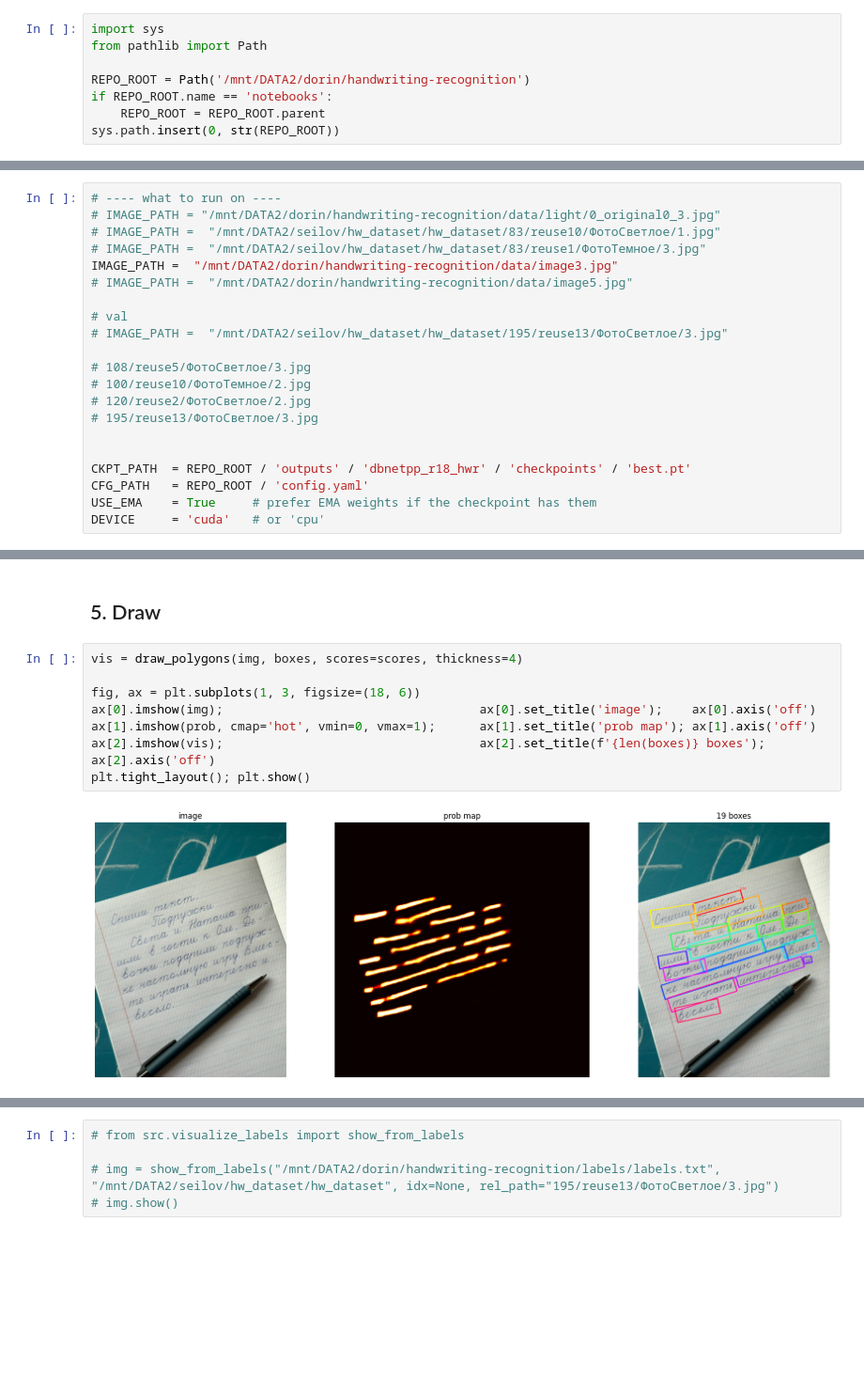
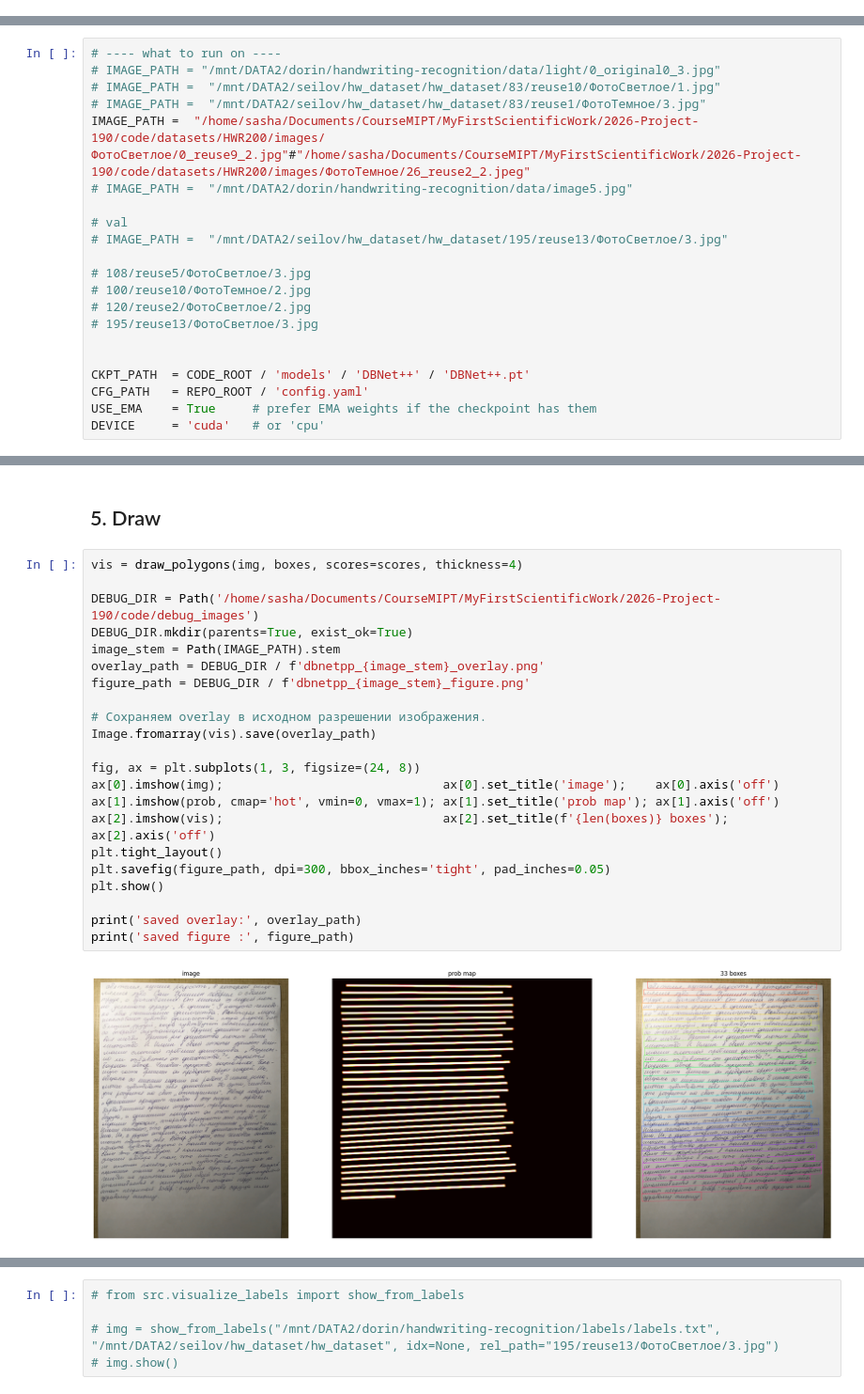
Before and after one commit to DorinDaniil/handwriting-recognition, a Jupyter notebook: notebooks/inference.ipynb, the cells around one changed output, grey strips where cells are left out. Shown at 94% size. Cells and saved outputs as stored; diff of their text form; blank space fills up the shorter version.

```diff
--- a/notebooks/inference.ipynb
+++ b/notebooks/inference.ipynb
@@ -3,11 +3,3 @@
 
 Load trained weights, run the model on one image, draw detected text boxes.
 Edit `IMAGE_PATH` and `CKPT_PATH`, then Run All.
-# %%
-import sys
-from pathlib import Path
-
-REPO_ROOT = Path('/mnt/DATA2/dorin/handwriting-recognition')
-if REPO_ROOT.name == 'notebooks':
-    REPO_ROOT = REPO_ROOT.parent
-sys.path.insert(0, str(REPO_ROOT))
@@ -16,7 +38,7 @@ sys.path.insert(0, str(REPO_ROOT))
 # IMAGE_PATH = "/mnt/DATA2/dorin/handwriting-recognition/data/light/0_original0_3.jpg"
 # IMAGE_PATH =  "/mnt/DATA2/seilov/hw_dataset/hw_dataset/83/reuse10/ФотоСветлое/1.jpg"
 # IMAGE_PATH =  "/mnt/DATA2/seilov/hw_dataset/hw_dataset/83/reuse1/ФотоТемное/3.jpg"
-IMAGE_PATH =  "/mnt/DATA2/dorin/handwriting-recognition/data/image3.jpg"
+IMAGE_PATH =  "/home/sasha/Documents/CourseMIPT/MyFirstScientificWork/2026-Project-190/code/datasets/HWR200/images/ФотоСветлое/0_reuse9_2.jpg"#"/home/sasha/Documents/CourseMIPT/MyFirstScientificWork/2026-Project-190/code/datasets/HWR200/images/ФотоТемное/26_reuse2_2.jpeg"
 # IMAGE_PATH =  "/mnt/DATA2/dorin/handwriting-recognition/data/image5.jpg"
 
 # val
@@ -28,7 +50,7 @@ IMAGE_PATH =  "/mnt/DATA2/dorin/handwriting-recognition/data/image3.jpg"
 # 195/reuse13/ФотоСветлое/3.jpg
 
 
-CKPT_PATH  = REPO_ROOT / 'outputs' / 'dbnetpp_r18_hwr' / 'checkpoints' / 'best.pt'
+CKPT_PATH  = CODE_ROOT / 'models' / 'DBNet++' / 'DBNet++.pt'
 CFG_PATH   = REPO_ROOT / 'config.yaml'
 USE_EMA    = True     # prefer EMA weights if the checkpoint has them
 DEVICE     = 'cuda'   # or 'cpu'
@@ -108,10 +135,24 @@ detected 19 boxes
 # %%
 vis = draw_polygons(img, boxes, scores=scores, thickness=4)
 
-fig, ax = plt.subplots(1, 3, figsize=(18, 6))
-ax[0].imshow(img);                                   ax[0].set_title('image');    ax[0].axis('off')
-ax[1].imshow(prob, cmap='hot', vmin=0, vmax=1);      ax[1].set_title('prob map'); ax[1].axis('off')
-ax[2].imshow(vis);                                   ax[2].set_title(f'{len(boxes)} boxes'); ax[2].axis('off')
-plt.tight_layout(); plt.show()
+DEBUG_DIR = Path('/home/sasha/Documents/CourseMIPT/MyFirstScientificWork/2026-Project-190/code/debug_images')
+DEBUG_DIR.mkdir(parents=True, exist_ok=True)
+image_stem = Path(IMAGE_PATH).stem
+overlay_path = DEBUG_DIR / f'dbnetpp_{image_stem}_overlay.png'
+figure_path = DEBUG_DIR / f'dbnetpp_{image_stem}_figure.png'
+
+# Сохраняем overlay в исходном разрешении изображения.
+Image.fromarray(vis).save(overlay_path)
+
+fig, ax = plt.subplots(1, 3, figsize=(24, 8))
+ax[0].imshow(img);                              ax[0].set_title('image');    ax[0].axis('off')
+ax[1].imshow(prob, cmap='hot', vmin=0, vmax=1); ax[1].set_title('prob map'); ax[1].axis('off')
+ax[2].imshow(vis);                              ax[2].set_title(f'{len(boxes)} boxes'); ax[2].axis('off')
+plt.tight_layout()
+plt.savefig(figure_path, dpi=300, bbox_inches='tight', pad_inches=0.05)
+plt.show()
+
+print('saved overlay:', overlay_path)
+print('saved figure :', figure_path)
 # %% [output]
-[figure, old version]
+[figure, new version]
```
Also changed, not shown: parts of 7 cells of this notebook, 8 other files.
